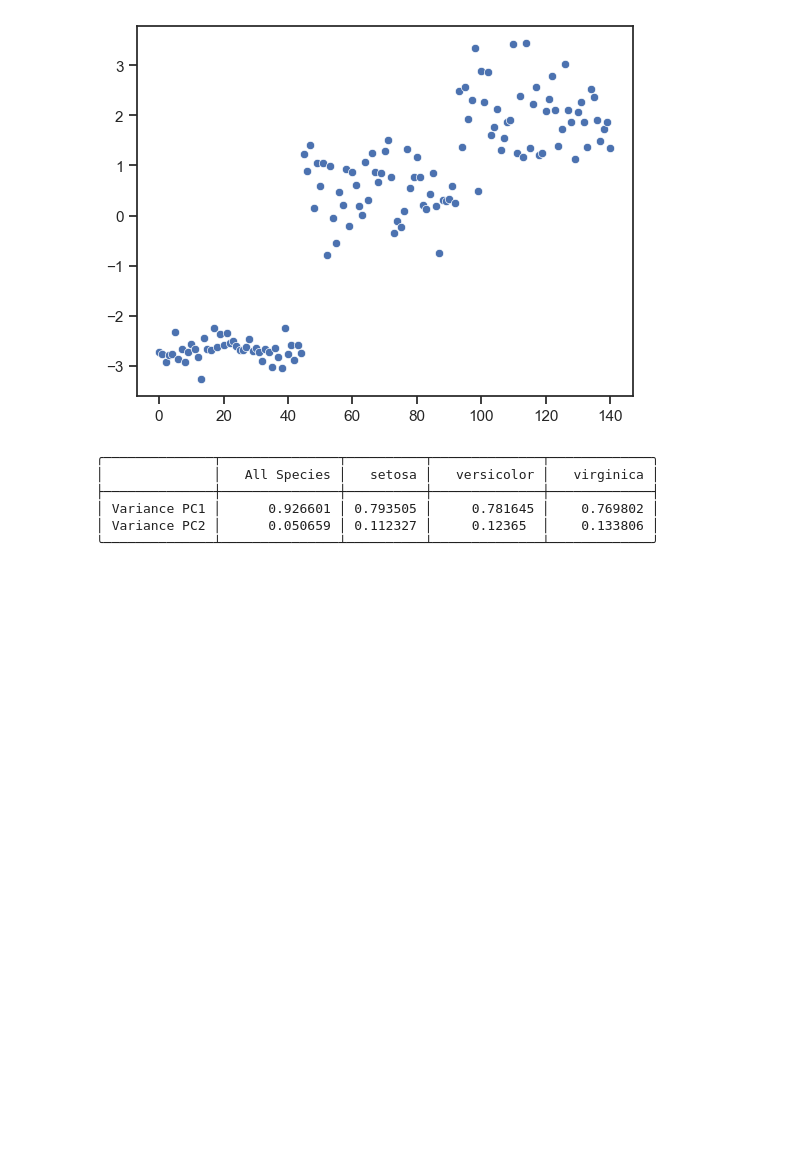
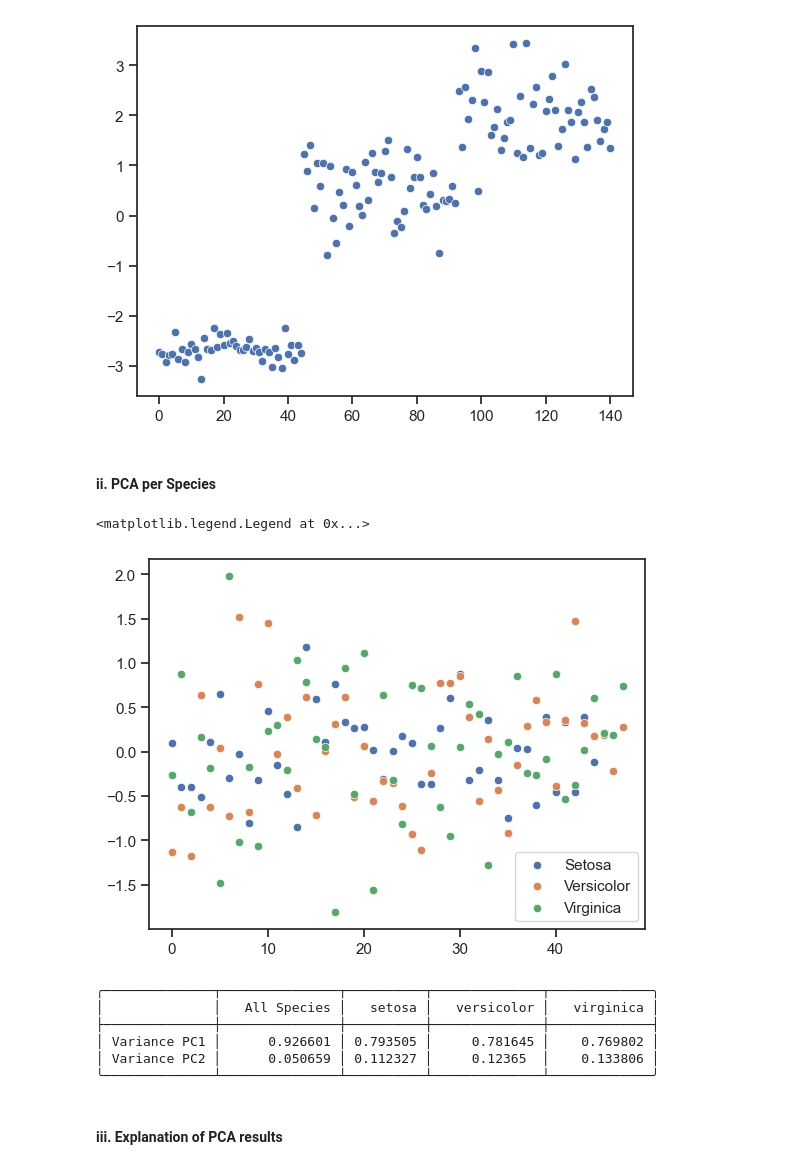
Before and after one commit to zhatz111/Data-Science-Masters, a Jupyter notebook: Algorithms for Data Science/Programming Assignment 1/PA1_Hatzenbeller_Zach.ipynb, the cells around one changed output. Saved outputs shown, nothing was run; the diff lists cells and outputs as text; code cells hidden in the pictures; blank space fills up the shorter version.

```diff
--- a/Algorithms for Data Science/Programming Assignment 1/PA1_Hatzenbeller_Zach.ipynb
+++ b/Algorithms for Data Science/Programming Assignment 1/PA1_Hatzenbeller_Zach.ipynb
@@ -528,4 +547,21 @@ sns.scatterplot(pca_data[:,0])
 # %% [output]
 <Axes: >
 [figure]
+# %% [markdown]
+#### ii. PCA per Species
+# %%
+species_pca = {}
+for i in data_without_outliers["species"].unique():
+    data = data_without_outliers.loc[data_without_outliers["species"]==i,:]
+    iter_pca = PCA(n_components=2)
+    pca_data = iter_pca.fit_transform(data[features])
+    species_pca[i] = [iter_pca, pca_data]
+
+sns.scatterplot(species_pca["setosa"][1][:,0], label="Setosa")
+sns.scatterplot(species_pca["versicolor"][1][:,0], label="Versicolor")
+sns.scatterplot(species_pca["virginica"][1][:,0], label="Virginica")
+plt.legend()
+# %% [output]
+<matplotlib.legend.Legend at 0x...>
+[figure, added]
 # %%
@@ -562,3 +591,5 @@ print(tabulate(df_pca, headers=df_pca.columns, tablefmt='rounded_outline'))
 │ Variance PC1 │      0.926601 │ 0.793505 │     0.781645 │    0.769802 │
 │ Variance PC2 │      0.050659 │ 0.112327 │     0.12365  │    0.133806 │
 ╰──────────────┴───────────────┴──────────┴──────────────┴─────────────╯
+# %% [markdown]
+#### iii. Explanation of PCA results
```
Also changed, not shown: parts of 15 cells of this notebook, 10 other files.
